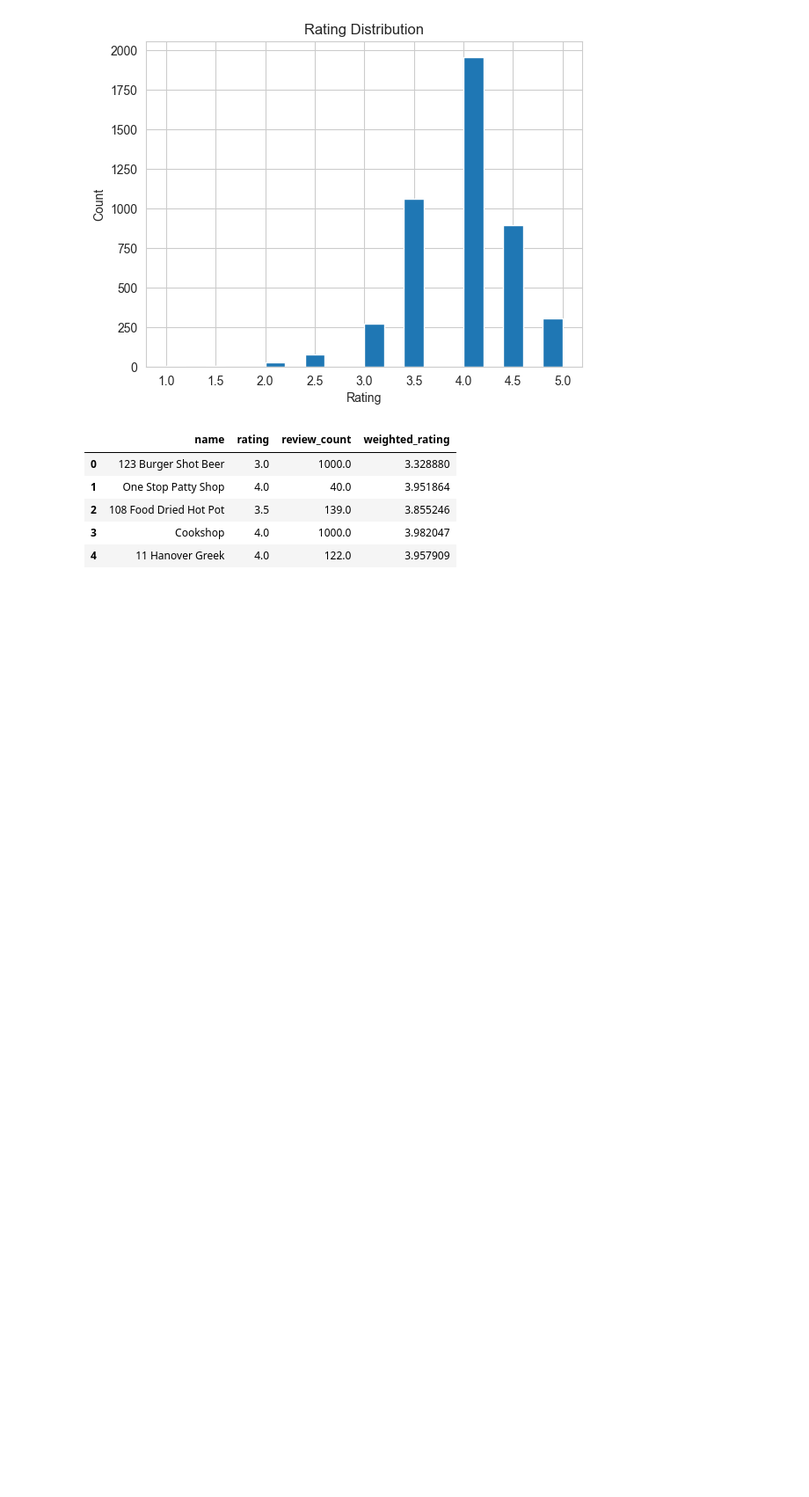
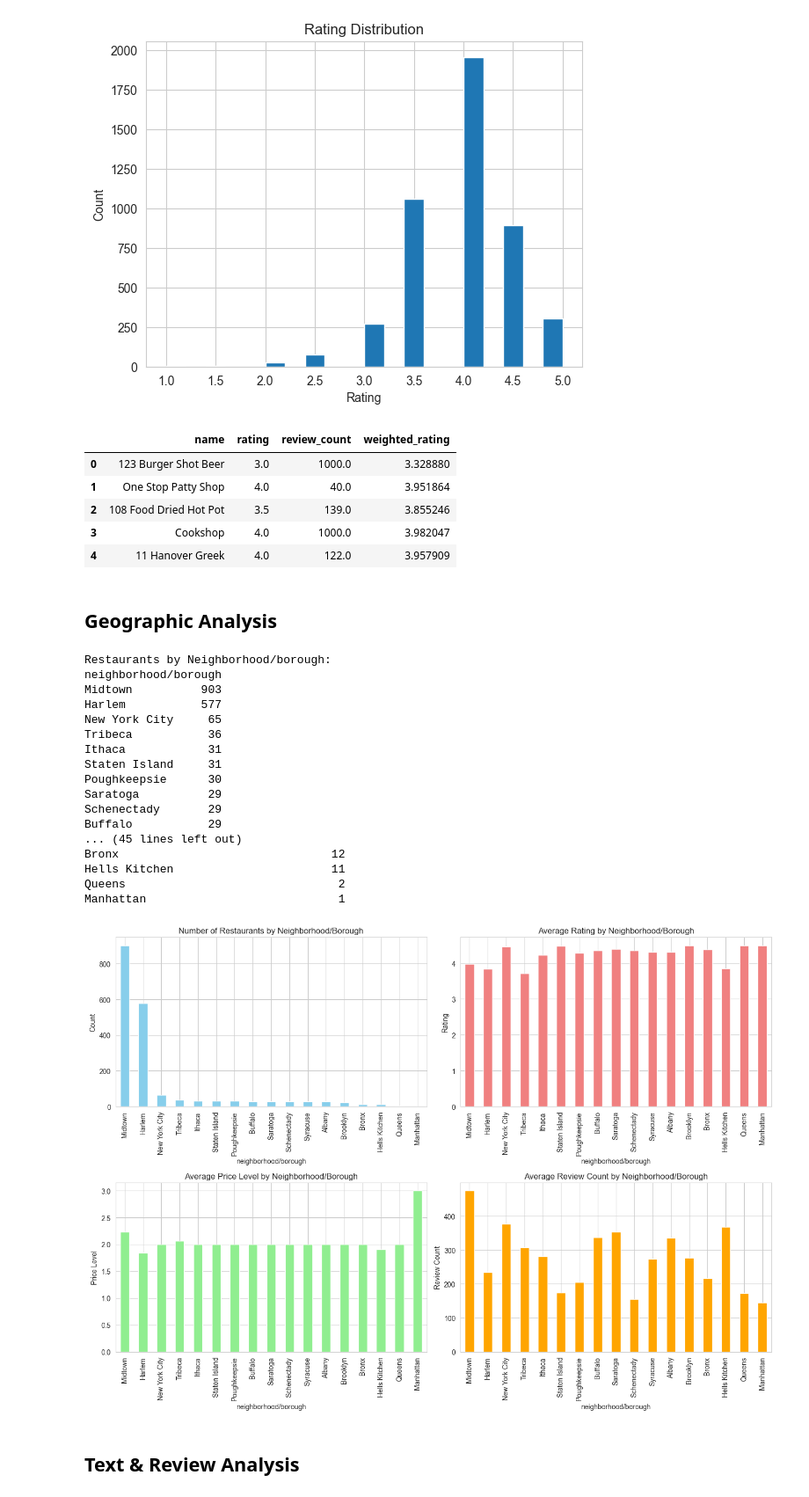
Before and after one commit to triwatana/nyctastematch-restaurant-recommender, a Jupyter notebook: notebooks/merged_restaurants_eda.ipynb, the cells around one changed output. Shown at 88% size. Cells and saved outputs as stored; diff of their text form; code cells hidden in the pictures; blank space fills up the shorter version.

Commit message:
feat: added more graphs and visualizations for EDA

```diff
--- a/notebooks/merged_restaurants_eda.ipynb
+++ b/notebooks/merged_restaurants_eda.ipynb
@@ -199,3 +178,68 @@ df_final[['name','rating','review_count','weighted_rating']].head()
 | 2 | 108 Food Dried Hot Pot | 3.5 | 139.0 | 3.855246 |
 | 3 | Cookshop | 4.0 | 1000.0 | 3.982047 |
 | 4 | 11 Hanover Greek | 4.0 | 122.0 | 3.957909 |
+# %% [markdown]
+## Geographic Analysis
+# %%
+# Extract neighborhood/borough from address
+df_final['neighborhood/borough'] = df_final['address'].str.extract(r'(New York City|Brooklyn|Queens|Bronx|Staten Island|Harlem|Midtown|Tribeca|Hells Kitchen|Manhattan|Upstate|Poughkeepsie|Syracuse|Ithaca|Albany|Buffalo|Saratoga|Schenectady)')
+
+# Count restaurants by borough
+borough_counts = df_final['neighborhood/borough'].value_counts()
+print("Restaurants by Neighborhood/borough:")
+print(borough_counts)
+
+# Average rating by borough
+borough_stats = df_final.groupby('neighborhood/borough').agg({
+    'rating': 'mean',
+    'price_level': 'mean',
+    'review_count': 'mean',
+    'name': 'count'
+}).round(2)
+borough_stats.columns = ['avg_rating', 'avg_price_level', 'avg_review_count', 'restaurant_count']
+borough_stats = borough_stats.sort_values('restaurant_count', ascending=False)
+print("\nNeighborhood/Borough Statistics:")
+print(borough_stats)
+
+# Visualization
+fig, axes = plt.subplots(2, 2, figsize=(14, 10))
+
+borough_stats['restaurant_count'].plot(kind='bar', ax=axes[0, 0], color='skyblue')
+axes[0, 0].set_title('Number of Restaurants by Neighborhood/Borough')
+axes[0, 0].set_ylabel('Count')
+
+borough_stats['avg_rating'].plot(kind='bar', ax=axes[0, 1], color='lightcoral')
+axes[0, 1].set_title('Average Rating by Neighborhood/Borough')
+axes[0, 1].set_ylabel('Rating')
+
+borough_stats['avg_price_level'].plot(kind='bar', ax=axes[1, 0], color='lightgreen')
+axes[1, 0].set_title('Average Price Level by Neighborhood/Borough')
+axes[1, 0].set_ylabel('Price Level')
+
+borough_stats['avg_review_count'].plot(kind='bar', ax=axes[1, 1], color='orange')
+axes[1, 1].set_title('Average Review Count by Neighborhood/Borough')
+axes[1, 1].set_ylabel('Review Count')
+
+plt.tight_layout()
+plt.show()
+# %% [output]
+Restaurants by Neighborhood/borough:
+neighborhood/borough
+Midtown          903
+Harlem           577
+New York City     65
+Tribeca           36
+Ithaca            31
+Staten Island     31
+Poughkeepsie      30
+Saratoga          29
+Schenectady       29
+Buffalo           29
+... (45 lines left out)
+Bronx                               12
+Hells Kitchen                       11
+Queens                               2
+Manhattan                            1
+[figure, added]
+# %% [markdown]
+## Text & Review Analysis
```
Also changed, not shown: parts of 6 cells of this notebook.
